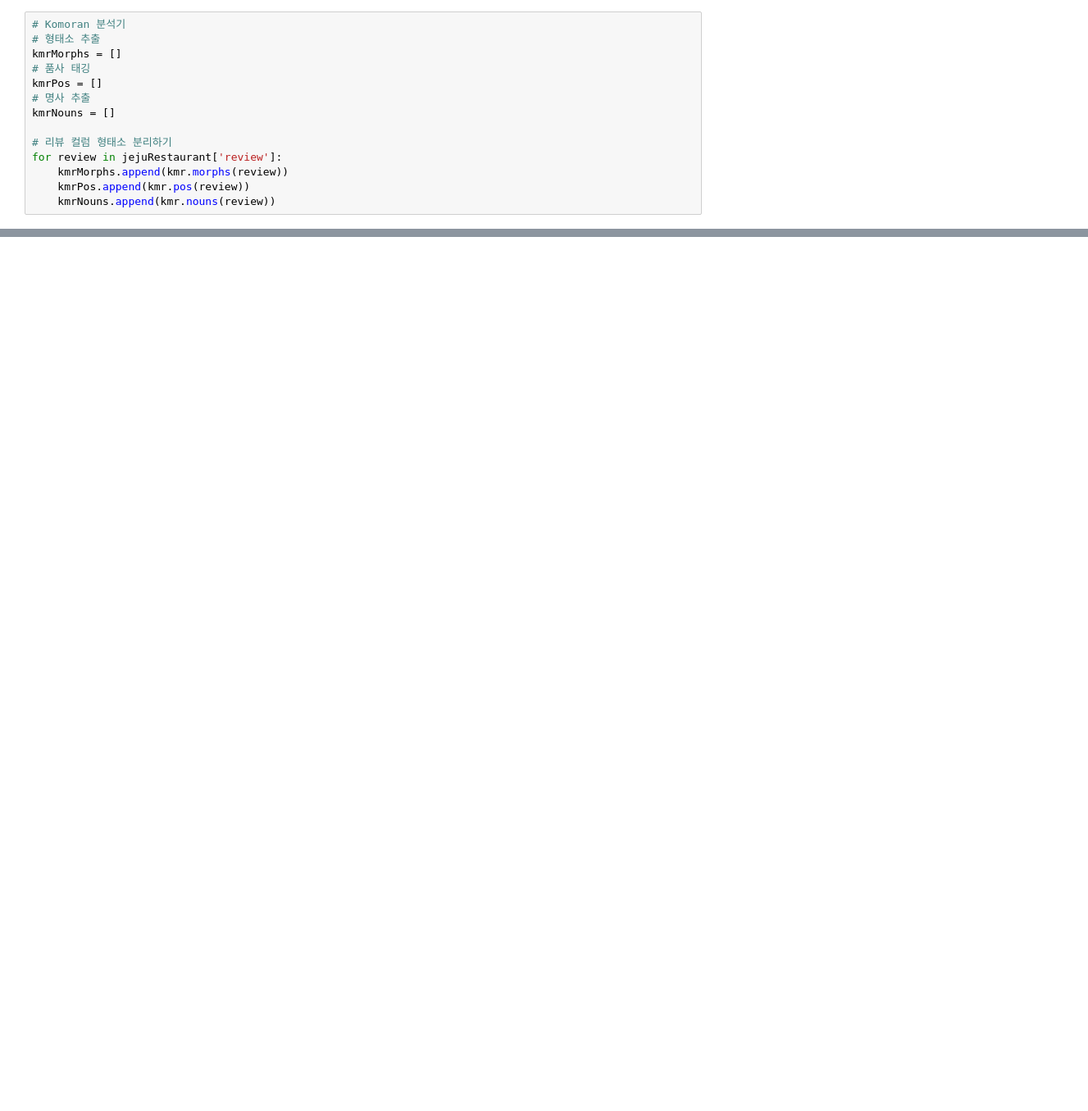
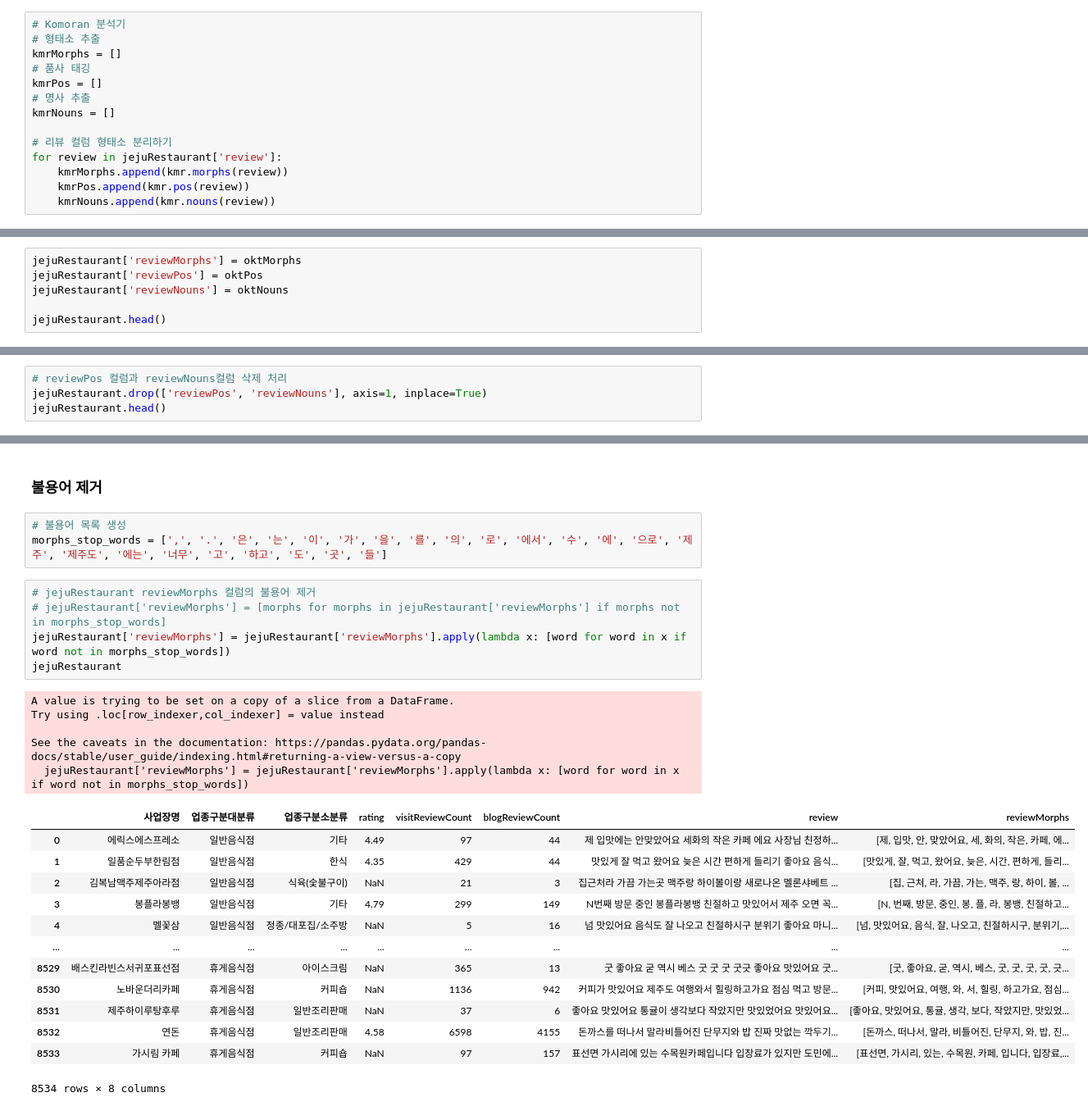
Before and after one commit to JejuTravelApp/DataAnalysis, a Jupyter notebook: JY_음식점 데이터 전처리.ipynb, the cells around one changed output, grey strips where cells are left out. Shown at 82% size. Drawn from its saved outputs; the diff is of its cells as text; blank space fills up the shorter version.

```diff
--- a/JY_음식점 데이터 전처리.ipynb
+++ b/JY_음식점 데이터 전처리.ipynb
@@ -474,0 +512,6 @@ for review in jejuRestaurant['review']:
+# %%
+jejuRestaurant['reviewMorphs'] = oktMorphs
+jejuRestaurant['reviewPos'] = oktPos
+jejuRestaurant['reviewNouns'] = oktNouns
+
+jejuRestaurant.head()
@@ -474,0 +571,4 @@ for review in jejuRestaurant['review']:
+# %%
+# reviewPos 컬럼과 reviewNouns컬럼 삭제 처리
+jejuRestaurant.drop(['reviewPos', 'reviewNouns'], axis=1, inplace=True)
+jejuRestaurant.head()
@@ -474,0 +586,29 @@ for review in jejuRestaurant['review']:
+# %% [markdown]
+### 불용어 제거
+# %%
+# 불용어 목록 생성
+morphs_stop_words = [',', '.', '은', '는', '이', '가', '을', '를', '의', '로', '에서', '수', '에', '으로', '제주', '제주도', '에는', '너무', '고', '하고', '도', '곳', '들']
+# %%
+# jejuRestaurant reviewMorphs 컬럼의 불용어 제거
+# jejuRestaurant['reviewMorphs'] = [morphs for morphs in jejuRestaurant['reviewMorphs'] if morphs not in morphs_stop_words]
+jejuRestaurant['reviewMorphs'] = jejuRestaurant['reviewMorphs'].apply(lambda x: [word for word in x if word not in morphs_stop_words])
+jejuRestaurant
+# %% [output]
+A value is trying to be set on a copy of a slice from a DataFrame.
+Try using .loc[row_indexer,col_indexer] = value instead
+
+See the caveats in the documentation: https://pandas.pydata.org/pandas-docs/stable/user_guide/indexing.html#returning-a-view-versus-a-copy
+  jejuRestaurant['reviewMorphs'] = jejuRestaurant['reviewMorphs'].apply(lambda x: [word for word in x if word not in morphs_stop_words])
+|  | 사업장명 | 업종구분대분류 | 업종구분소분류 | rating | visitReviewCount | blogReviewCount | review | reviewMorphs |
+| 0 | 에릭스에스프레소 | 일반음식점 | 기타 | 4.49 | 97 | 44 | 제 입맛에는 안맞았어요 세화의 작은 카페 에요 사장님 친정하... | [제, 입맛, 안, 맞았어요, 세, 화의, 작은, 카페, 에... |
+| 1 | 일품순두부한림점 | 일반음식점 | 한식 | 4.35 | 429 | 44 | 맛있게 잘 먹고 왔어요 늦은 시간 편하게 들리기 좋아요 음식... | [맛있게, 잘, 먹고, 왔어요, 늦은, 시간, 편하게, 들리... |
+| 2 | 김복남맥주제주아라점 | 일반음식점 | 식육(숯불구이) | NaN | 21 | 3 | 집근처라 가끔 가는곳 맥주랑 하이볼이랑 새로나온 멜론샤베트 ... | [집, 근처, 라, 가끔, 가는, 맥주, 랑, 하이, 볼, ... |
+| 3 | 봉플라봉뱅 | 일반음식점 | 기타 | 4.79 | 299 | 149 | N번째 방문 중인 봉플라봉뱅 친절하고 맛있어서 제주 오면 꼭... | [N, 번째, 방문, 중인, 봉, 플, 라, 봉뱅, 친절하고... |
+| 4 | 멜꽃삼 | 일반음식점 | 정종/대포집/소주방 | NaN | 5 | 16 | 넘 맛있어요 음식도 잘 나오고 친절하시구 분위기 좋아요 마니... | [넘, 맛있어요, 음식, 잘, 나오고, 친절하시구, 분위기,... |
+| ... | ... | ... | ... | ... | ... | ... | ... | ... |
+| 8529 | 배스킨라빈스서귀포표선점 | 휴게음식점 | 아이스크림 | NaN | 365 | 13 | 굿 좋아요 굳 역시 베스 굿 굿 굿 굿긋 좋아요 맛있어요 굿... | [굿, 좋아요, 굳, 역시, 베스, 굿, 굿, 굿, 굿, 긋... |
+| 8530 | 노바운더리카페 | 휴게음식점 | 커피숍 | NaN | 1136 | 942 | 커피가 맛있어요 제주도 여행와서 힐링하고가요 점심 먹고 방문... | [커피, 맛있어요, 여행, 와, 서, 힐링, 하고가요, 점심... |
+| 8531 | 제주하이루탕후루 | 휴게음식점 | 일반조리판매 | NaN | 37 | 6 | 좋아요 맛있어요 통귤이 생각보다 작았지만 맛있었어요 맛있어요... | [좋아요, 맛있어요, 통귤, 생각, 보다, 작았지만, 맛있었... |
+| 8532 | 연돈 | 휴게음식점 | 일반조리판매 | 4.58 | 6598 | 4155 | 돈까스를 떠나서 말라비틀어진 단무지와 밥 진짜 맛없는 깍두기... | [돈까스, 떠나서, 말라, 비틀어진, 단무지, 와, 밥, 진... |
+| 8533 | 가시림 카페 | 휴게음식점 | 커피숍 | NaN | 97 | 157 | 표선면 가시리에 있는 수목원카페입니다 입장료가 있지만 도민에... | [표선면, 가시리, 있는, 수목원, 카페, 입니다, 입장료,... |
+8534 rows × 8 columns
```
Also changed, not shown: parts of 17 cells of this notebook.
